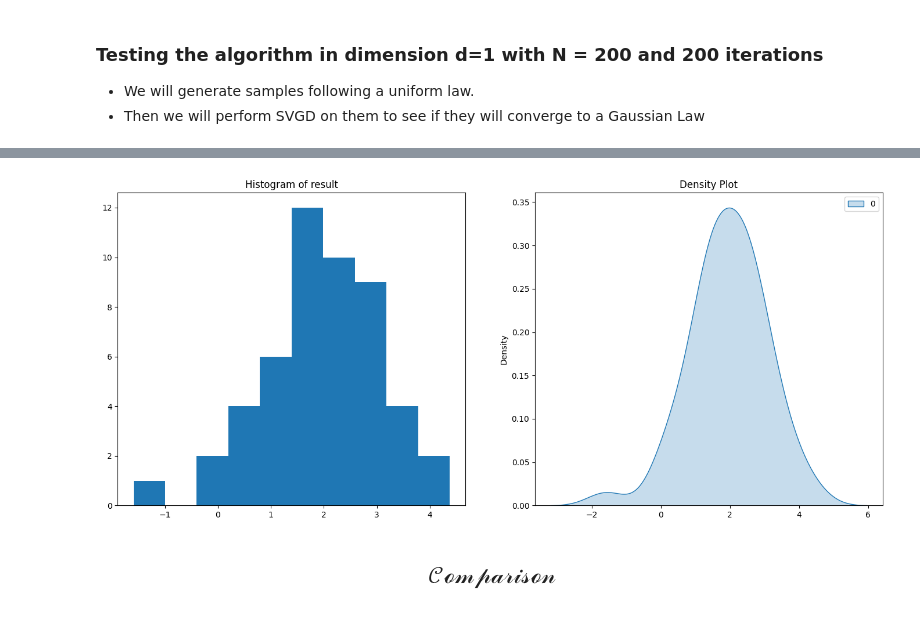
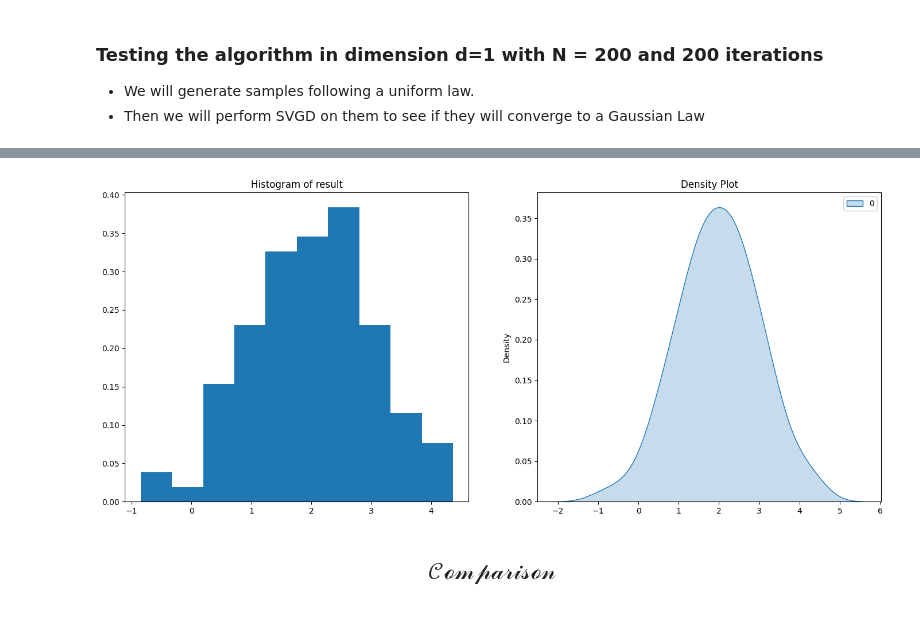
Before and after one commit to elfirdoussilab1/SVGD, a Jupyter notebook: Sampling_methods.ipynb, the cells around one changed output, grey strips where cells are left out. Cells and saved outputs as stored; diff of their text form; code cells hidden in the pictures.

```diff
--- a/Sampling_methods.ipynb
+++ b/Sampling_methods.ipynb
@@ -95,7 +95,7 @@ If we denote by $T$ the total number of iterations of the algorithm and by $N$ t
 - Then we will perform SVGD on them to see if they will converge to a Gaussian Law
 # %%
 # Simulation of uniform density in [-5, 5]
-X = gen_unif(50, 1, -5, 5)
+X = gen_unif(100, 1, -5, 5)
 
 # Plotting data
 fig, axs = plt.subplots(nrows=1, ncols=2, figsize=(17, 7))
@@ -115,0 +116,9 @@ plt.show()
+# %%
+# Parameters of the SVGD
+h = 1e-6
+lam = 0.1
+sigma = 1
+T = 500
+
+# Performing SVGD
+xf = SVGD_gauss(potential_N21, X, h, lam, sigma, T) # expected time : 4m (for 200 iteration)
@@ -116,28 +127,19 @@ plt.show()
 # %%
-# Parameters of the SVGD
-h = 1e-6
-lam = 0.1
-sigma = 1
-maxit = 250
-
-# Performing SVGD
-xf = SVGD_gauss(potential_N21, X, h, lam, sigma, maxit) # expected time : 4m (for 200 iteration)
-
 # Plotting the results
 fig, axs = plt.subplots(nrows=1, ncols=2, figsize=(17, 7))
 
 # Plot the histogram of data
-axs[0].hist(xf)
+axs[0].hist(xf, density = True)
 axs[0].set_title('Histogram of result')
 
 # Plot the third scatter plot in the right subplot
 sns.kdeplot(data = xf, fill=True, ax=axs[1], bw_method='silverman')
 axs[1].set_title('Density Plot')
 
 # Show the plot
 plt.show()
 # %% [output]
-[figure, old version]
+[figure, new version]
 # %% [markdown]
 ## $$ \mathcal{Comparison} $$
 # %%
```
Also changed, not shown: parts of 9 cells of this notebook, 3 other files.
